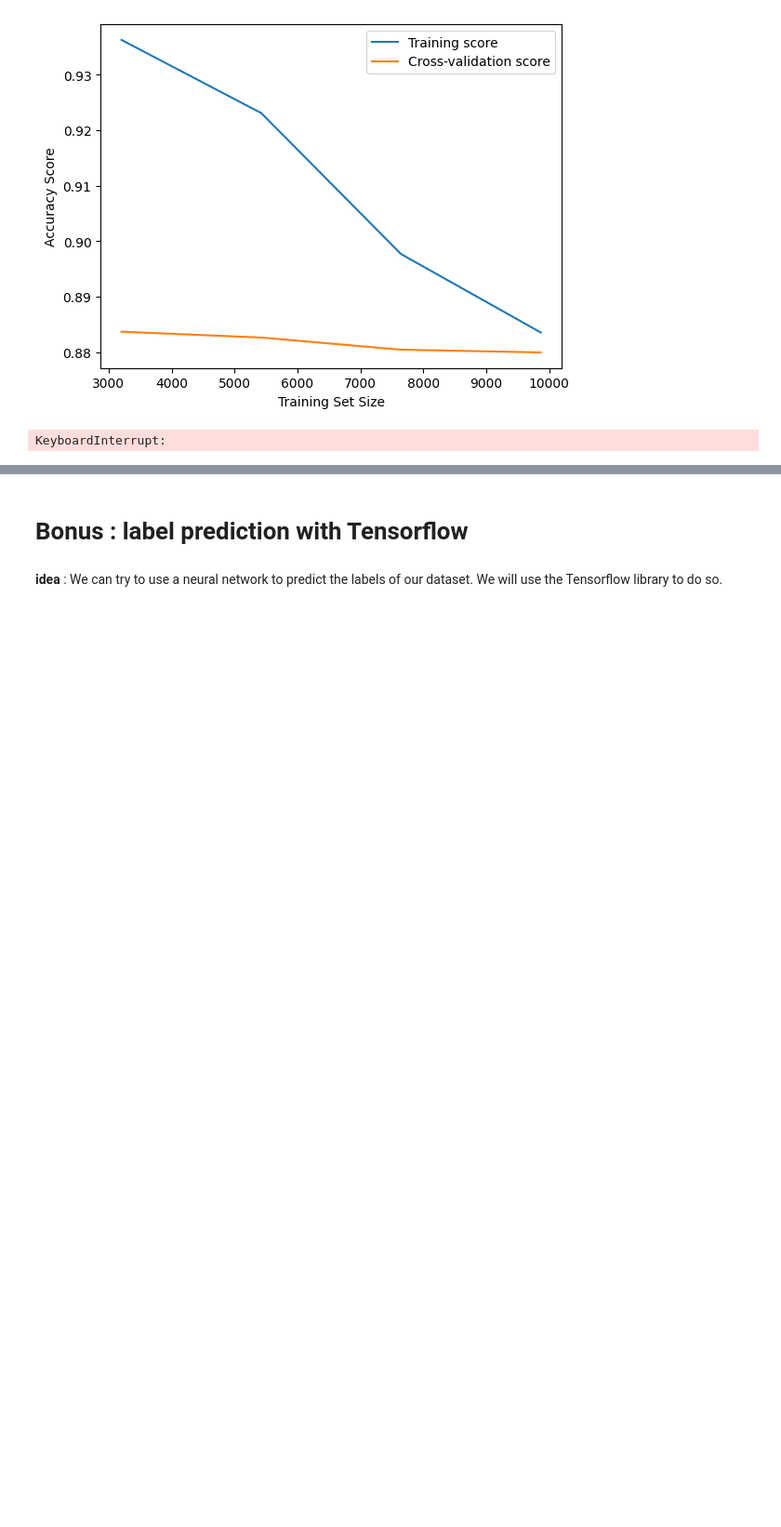
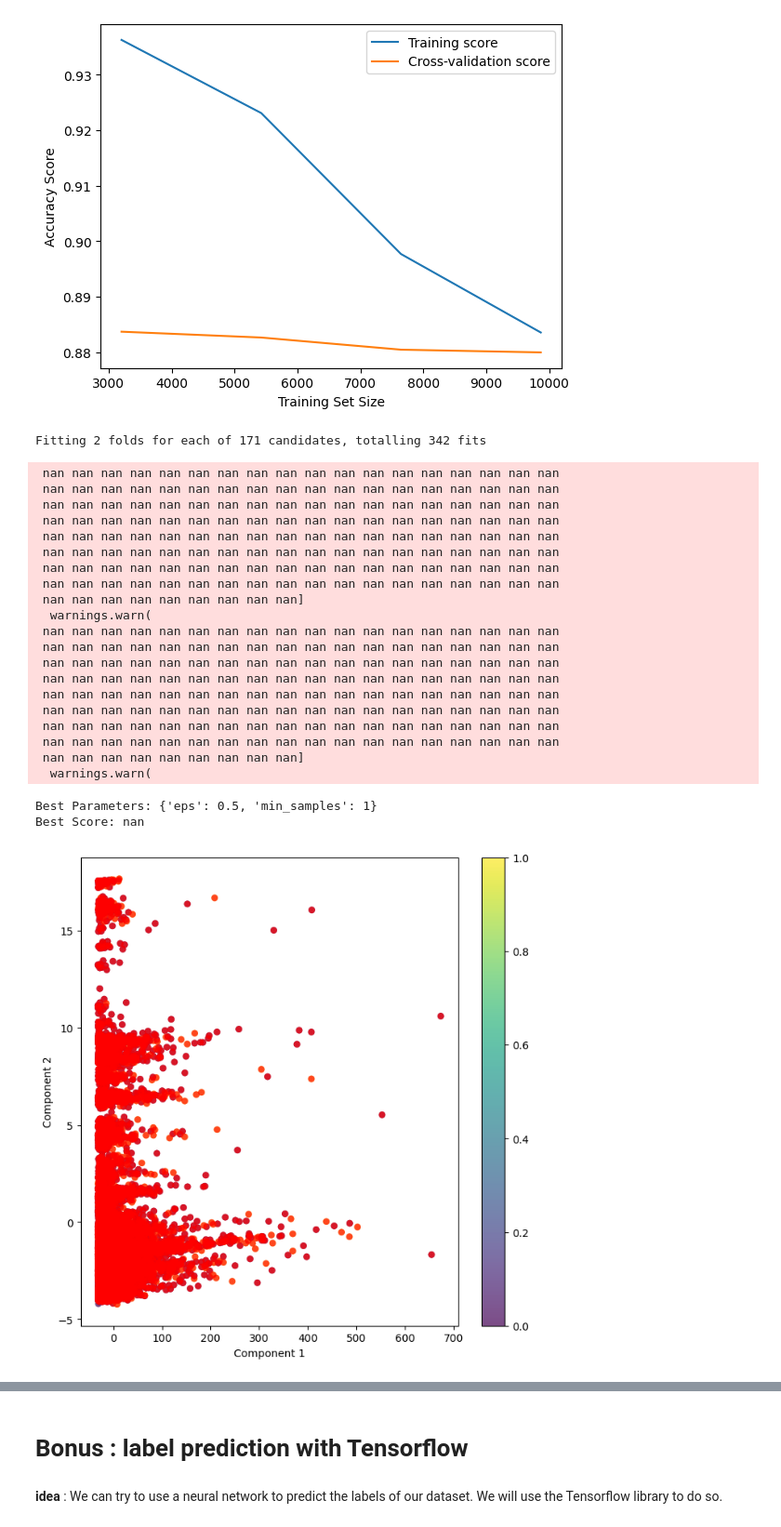
Before and after one commit to Omegalpha44/DIA3_python-project, a Jupyter notebook: code.ipynb, the cells around one changed output, grey strips where cells are left out. Shown at 93% size. Drawn from its saved outputs; the diff is of its cells as text; code cells hidden in the pictures; blank space fills up the shorter version.

```diff
--- a/code.ipynb
+++ b/code.ipynb
@@ -280,6 +303,10 @@ np_labels.shape
 # %% [output]
 (12330,)
 # %%
+# Grid Search to find the best parameters for the Logistic Regression model
+# Logistic regression : https://scikit-learn.org/stable/modules/generated/sklearn.linear_model.LogisticRegression.html
+#Pretty long to execute
+
 from sklearn.model_selection import GridSearchCV
 from sklearn.linear_model import LogisticRegression
 
@@ -290,7 +317,7 @@ param_grid = {'C': [i for i in np.arange(1, 10000,10)]}
 model = LogisticRegression(max_iter=10000)
 
 # Create the Grid Search object
-grid_search = GridSearchCV(model, param_grid, cv=5, scoring='accuracy', return_train_score=True, n_jobs=-1)
+grid_search = GridSearchCV(model, param_grid, cv=5, scoring='accuracy', return_train_score=True, n_jobs=-1, verbose=1)
 
 # Fit the Grid Search object to the data
 grid_search.fit(np_features, np_labels)
@@ -307,4 +336,4 @@ KeyboardInterrupt:
 # %%
-best_params = {'C': 1121} # hard coded so that the grid search doesn't run every time
+best_params = {'C': 6971} # hard coded so that the grid search doesn't run every time
 best_score = 0.880
 # %%
@@ -354,13 +387,13 @@ from sklearn.cluster import DBSCAN
 from sklearn.decomposition import PCA
 
 # Define the parameter grid for Grid Search
-param_grid = {'eps': [i for i in np.arange(0.1, 10, 0.1)], 'min_samples': [i for i in np.arange(1, 30, 1)]}
+param_grid = {'eps': [i for i in np.arange(0.5, 10, 0.5)], 'min_samples': [i for i in np.arange(1, 10, 1)]}
 
 # Create the DBSCAN model
 model = DBSCAN()
 
 # Create the Grid Search object
-grid_search = GridSearchCV(model, param_grid, cv=5, scoring='accuracy', return_train_score=True, n_jobs=-1)
+grid_search = GridSearchCV(model, param_grid, cv=2, scoring='accuracy', return_train_score=True, n_jobs=-1, verbose=1)
 
 # Fit the Grid Search object to the data
 grid_search.fit(np_features, np_labels)
@@ -369,31 +402,56 @@ grid_search.fit(np_features, np_labels)
 best_params = grid_search.best_params_
 best_score = grid_search.best_score_
 
 # Print the best parameters and best score
 print("Best Parameters:", best_params)
 print("Best Score:", best_score)
 
 # Fit the DBSCAN model with the best parameter
 best_model = DBSCAN(eps=best_params['eps'], min_samples=best_params['min_samples'])
 best_model.fit(np_features)
 
 # Perform PCA on the dataset
 pca = PCA(n_components=2)
 X_pca = pca.fit_transform(np_features)
 
 # Predict the labels using the best model
 predicted_labels = best_model.labels_
 
 # Get the indices of the points that are misclassified
 misclassified_indices = np.where(predicted_labels != np_labels)[0]
 
 # Plot the misclassified points using PCA in 2 dimensions
 plt.figure(figsize=(8, 8))
 plt.scatter(X_pca[:, 0], X_pca[:, 1], c=np_labels, edgecolor='none', alpha=0.7, s=40)
 plt.scatter(X_pca[misclassified_indices, 0], X_pca[misclassified_indices, 1], c='red', edgecolor='none', alpha=0.7, s=40)
 plt.xlabel('Component 1')
 plt.ylabel('Component 2')
 plt.colorbar()
 plt.show()
+
+# Conclusion : DBscan CANNOT be used to find clusters in this dataset. It is not adapted to this dataset
 # %% [output]
-KeyboardInterrupt:
+Fitting 2 folds for each of 171 candidates, totalling 342 fits
+ nan nan nan nan nan nan nan nan nan nan nan nan nan nan nan nan nan nan
+ nan nan nan nan nan nan nan nan nan nan nan nan nan nan nan nan nan nan
+ nan nan nan nan nan nan nan nan nan nan nan nan nan nan nan nan nan nan
+ nan nan nan nan nan nan nan nan nan nan nan nan nan nan nan nan nan nan
+ nan nan nan nan nan nan nan nan nan nan nan nan nan nan nan nan nan nan
+ nan nan nan nan nan nan nan nan nan nan nan nan nan nan nan nan nan nan
+ nan nan nan nan nan nan nan nan nan nan nan nan nan nan nan nan nan nan
+ nan nan nan nan nan nan nan nan nan nan nan nan nan nan nan nan nan nan
+ nan nan nan nan nan nan nan nan nan]
+  warnings.warn(
+ nan nan nan nan nan nan nan nan nan nan nan nan nan nan nan nan nan nan
+ nan nan nan nan nan nan nan nan nan nan nan nan nan nan nan nan nan nan
+ nan nan nan nan nan nan nan nan nan nan nan nan nan nan nan nan nan nan
+ nan nan nan nan nan nan nan nan nan nan nan nan nan nan nan nan nan nan
+ nan nan nan nan nan nan nan nan nan nan nan nan nan nan nan nan nan nan
+ nan nan nan nan nan nan nan nan nan nan nan nan nan nan nan nan nan nan
+ nan nan nan nan nan nan nan nan nan nan nan nan nan nan nan nan nan nan
+ nan nan nan nan nan nan nan nan nan nan nan nan nan nan nan nan nan nan
+ nan nan nan nan nan nan nan nan nan]
+  warnings.warn(
+Best Parameters: {'eps': 0.5, 'min_samples': 1}
+Best Score: nan
+[figure, added]
```
Also changed, not shown: parts of 28 cells of this notebook, 1 other file.
